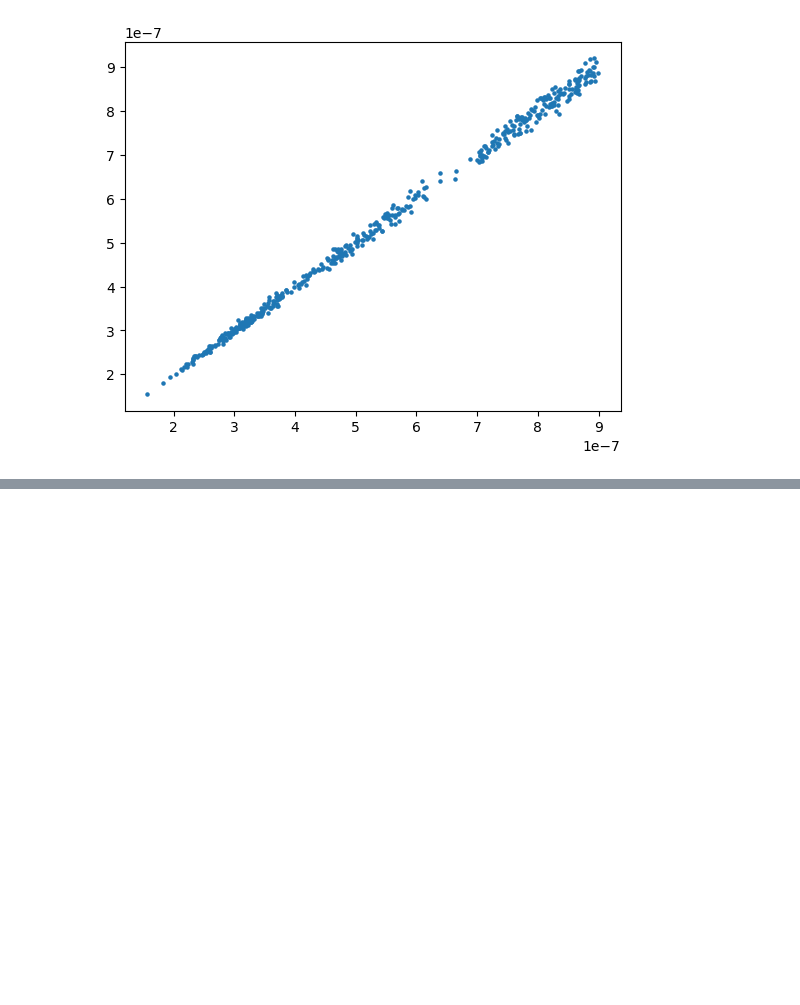
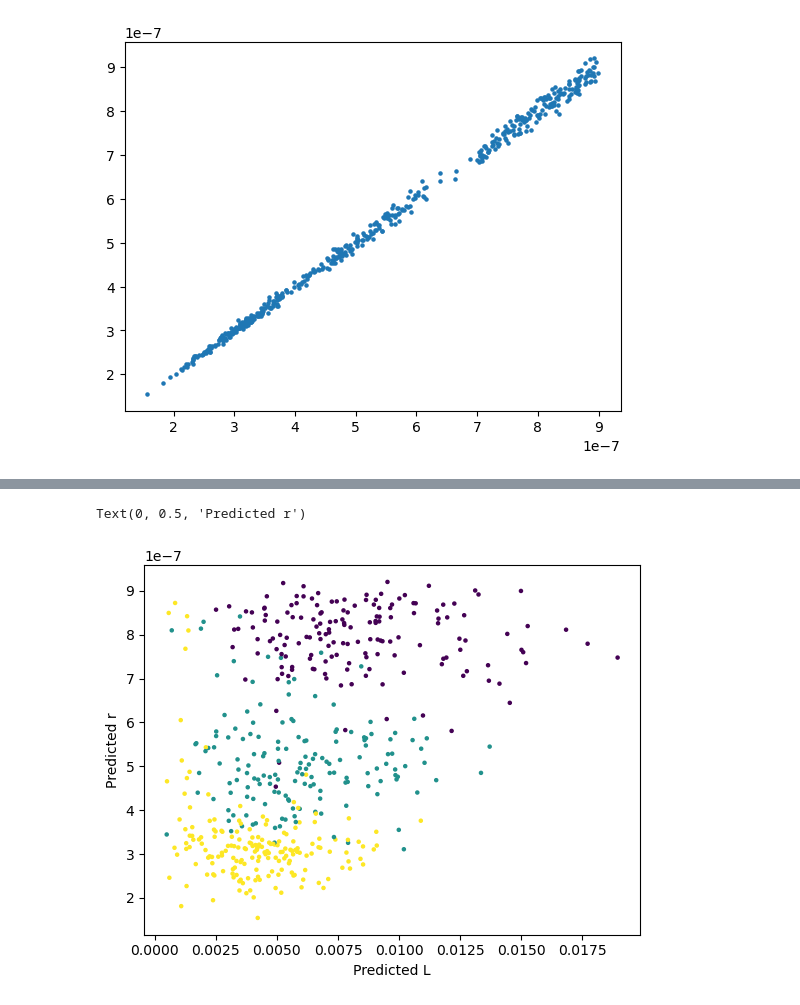
Before and after one commit to M4ffff/ML_biscuit_analysis, a Jupyter notebook: initial.ipynb, the cells around one changed output, grey strips where cells are left out. Drawn from its saved outputs; the diff is of its cells as text; code cells hidden in the pictures; blank space fills up the shorter version.

```diff
--- a/initial.ipynb
+++ b/initial.ipynb
@@ -299,3 +279,6 @@ ax.scatter(r, r_pred, s=5)
 # %% [output]
 <matplotlib.collections.PathCollection at 0x...>
 [figure]
+# %%
+test_micro = microscopy_data.drop(['r', 'L_wash', 'r_pred'], axis=1)
+test_micro
@@ -301,0 +299,3 @@ ax.scatter(r, r_pred, s=5)
+# %%
+scaled_test_micro = scaler.fit_transform(test_micro)
+scaled_test_micro
@@ -301,0 +310,3 @@ ax.scatter(r, r_pred, s=5)
+# %%
+micro_predictions = RFC.predict(scaled_test_micro)
+micro_predictions
@@ -301,0 +331,9 @@ ax.scatter(r, r_pred, s=5)
+# %%
+fig,ax=plt.subplots()
+
+ax.scatter(microscopy_data["L_wash"], microscopy_data["r_pred"], s=5, c=micro_predictions)
+ax.set_xlabel("Predicted L")
+ax.set_ylabel("Predicted r")
+# %% [output]
+Text(0, 0.5, 'Predicted r')
+[figure, added]
```
Also changed, not shown: parts of 32 cells of this notebook.
